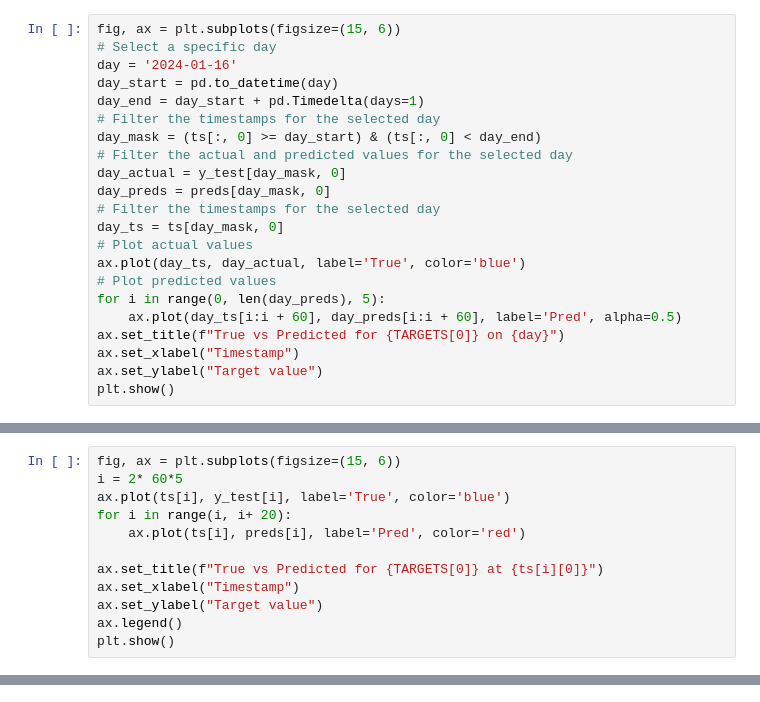
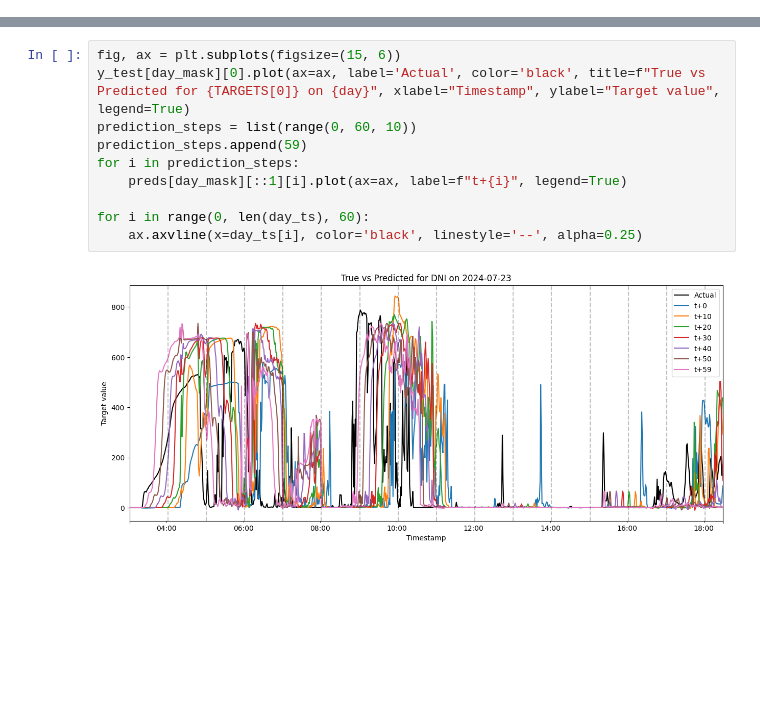
Before and after one commit to LucasDJensen/Solar-Irradiance-Nowcasting, a Jupyter notebook: eval.ipynb, the cells around one changed output, grey strips where cells are left out. Drawn from its saved outputs; the diff is of its cells as text; blank space fills up the shorter version.

```diff
--- a/eval.ipynb
+++ b/eval.ipynb
@@ -210,22 +136,0 @@ y_test
-# %%
-fig, ax = plt.subplots(figsize=(15, 6))
-# Select a specific day
-day = '2024-01-16'
-day_start = pd.to_datetime(day)
-day_end = day_start + pd.Timedelta(days=1)
-# Filter the timestamps for the selected day
-day_mask = (ts[:, 0] >= day_start) & (ts[:, 0] < day_end)
-# Filter the actual and predicted values for the selected day
-day_actual = y_test[day_mask, 0]
-day_preds = preds[day_mask, 0]
-# Filter the timestamps for the selected day
-day_ts = ts[day_mask, 0]
-# Plot actual values
-ax.plot(day_ts, day_actual, label='True', color='blue')
-# Plot predicted values
-for i in range(0, len(day_preds), 5):
-    ax.plot(day_ts[i:i + 60], day_preds[i:i + 60], label='Pred', alpha=0.5)
-ax.set_title(f"True vs Predicted for {TARGETS[0]} on {day}")
-ax.set_xlabel("Timestamp")
-ax.set_ylabel("Target value")
-plt.show()
@@ -234,12 +136,0 @@ plt.show()
-# %%
-fig, ax = plt.subplots(figsize=(15, 6))
-i = 2* 60*5
-ax.plot(ts[i], y_test[i], label='True', color='blue')
-for i in range(i, i+ 20):
-    ax.plot(ts[i], preds[i], label='Pred', color='red')
-
-ax.set_title(f"True vs Predicted for {TARGETS[0]} at {ts[i][0]}")
-ax.set_xlabel("Timestamp")
-ax.set_ylabel("Target value")
-ax.legend()
-plt.show()
@@ -330,0 +137,12 @@ plt.show()
+# %%
+fig, ax = plt.subplots(figsize=(15, 6))
+y_test[day_mask][0].plot(ax=ax, label='Actual', color='black', title=f"True vs Predicted for {TARGETS[0]} on {day}", xlabel="Timestamp", ylabel="Target value", legend=True)
+prediction_steps = list(range(0, 60, 10))
+prediction_steps.append(59)
+for i in prediction_steps:
+    preds[day_mask][::1][i].plot(ax=ax, label=f"t+{i}", legend=True)
+
+for i in range(0, len(day_ts), 60):
+    ax.axvline(x=day_ts[i], color='black', linestyle='--', alpha=0.25)
+# %% [output]
+[figure, added]
```
Also changed, not shown: parts of 26 cells of this notebook, 7 other files.
